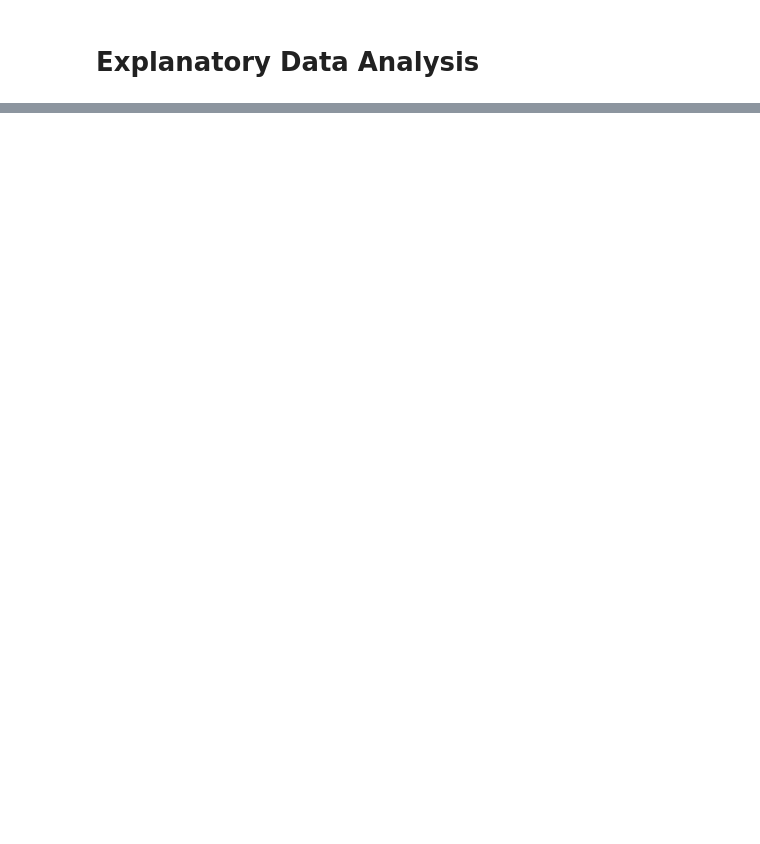
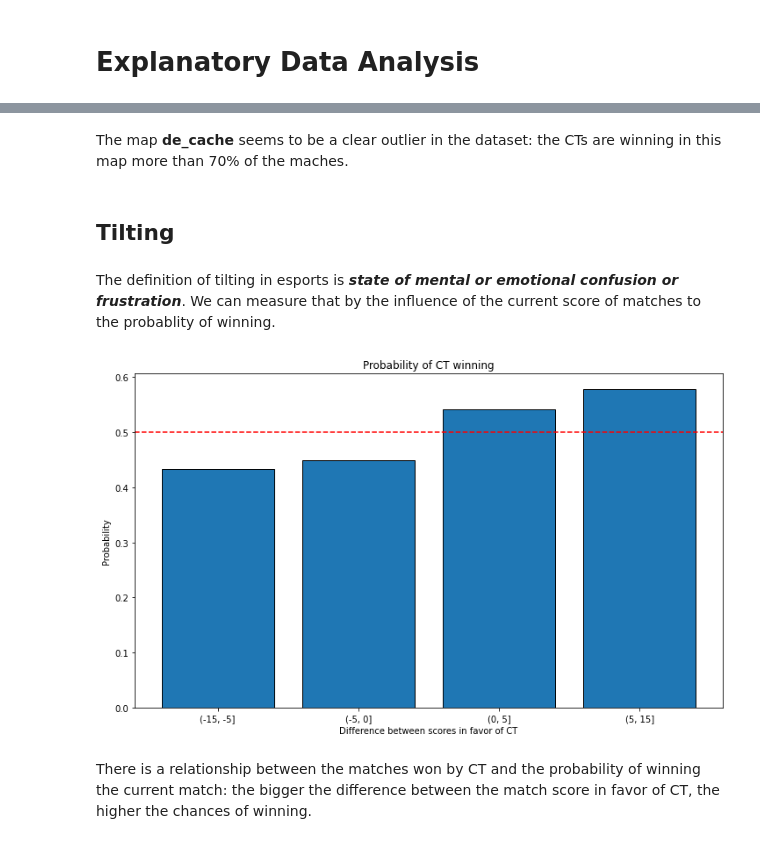
Before and after one commit to Eligijus112/api-book, a Jupyter notebook: api-book/chapter-1-intro/machine-learning-model.ipynb, the cells around one changed output, grey strips where cells are left out. Saved outputs shown, nothing was run; the diff lists cells and outputs as text; code cells hidden in the pictures; blank space fills up the shorter version.

```diff
--- a/api-book/chapter-1-intro/machine-learning-model.ipynb
+++ b/api-book/chapter-1-intro/machine-learning-model.ipynb
@@ -118,0 +224,30 @@ d['Y'] = [1 if x == 'CT' else 0 for x in d['round_winner']]
+# %% [markdown]
+The map **de_cache** seems to be a clear outlier in the dataset: the CTs are winning in this map more than 70% of the maches.
+# %% [markdown]
+## Tilting
+# %% [markdown]
+The definition of tilting in esports is ***state of mental or emotional confusion or frustration***. We can measure that by the influence of the current score of matches to the probablity of winning.
+# %%
+# Calculating the probability of winning when a bomb is planted
+prob_w = d.groupby(['team_score_diff'])['Y'].agg(['sum', 'size'])
+prob_w['prob_of_win_CT'] = prob_w['sum'] / prob_w['size']
+
+# Adjusting the index
+prob_w.index = [str(x) for x in prob_w.index]
+
+# Ploting the results
+plt.figure(figsize=(12, 7))
+plt.bar(
+    prob_w.index,
+    prob_w['prob_of_win_CT'],
+    edgecolor='black'
+)
+plt.title("Probability of CT winning")
+plt.ylabel("Probability")
+plt.xlabel("Difference between scores in favor of CT")
+plt.axhline(y=0.5, color='r', linestyle='--')
+plt.show()
+# %% [output]
+[figure, added]
+# %% [markdown]
+There is a relationship between the matches won by CT and the probability of winning the current match: the bigger the difference between the match score in favor of CT, the higher the chances of winning.
```
Also changed, not shown: parts of 21 cells of this notebook, 3 other files.
